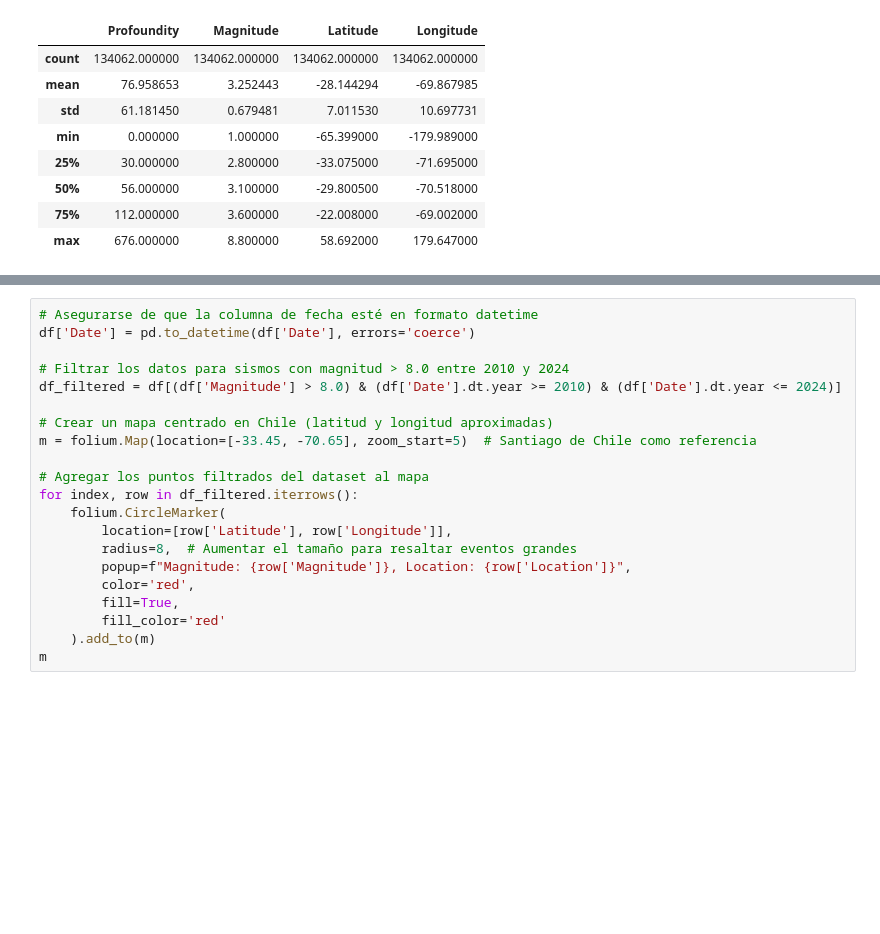
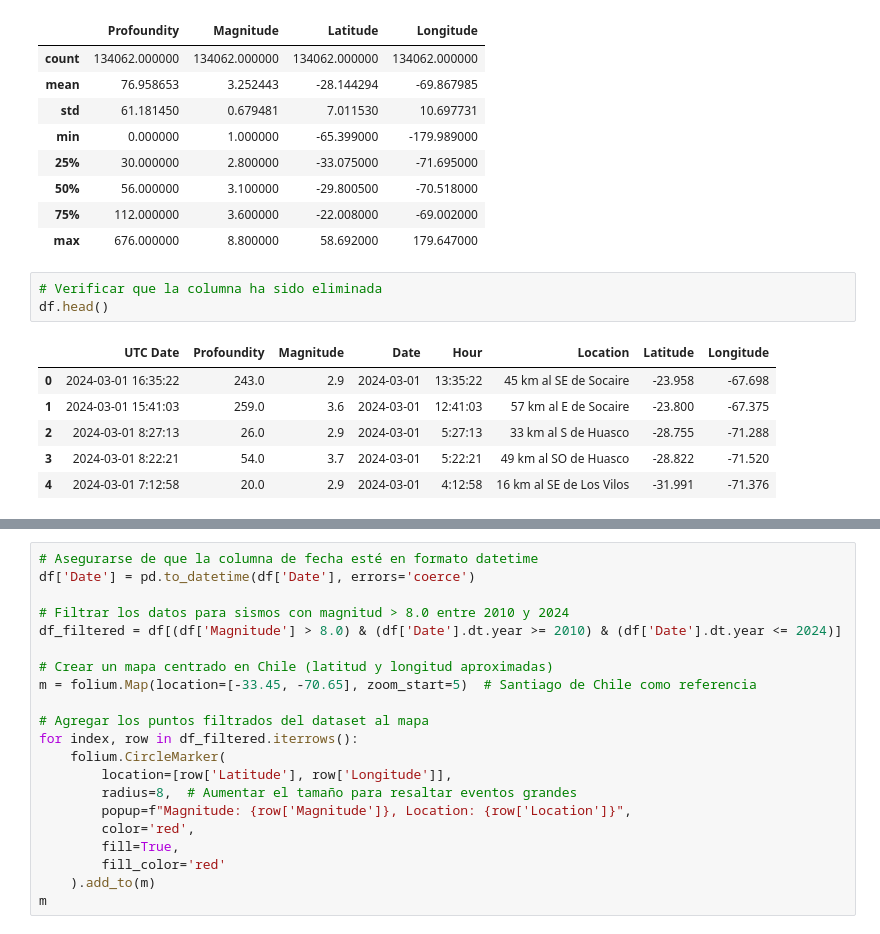
Before and after one commit to leandruko/sismos-Chile, a Jupyter notebook: analisis_sismos.ipynb, the cells around one changed output, grey strips where cells are left out. Cells and saved outputs as stored; diff of their text form; blank space fills up the shorter version.

```diff
--- a/analisis _sismos.ipynb
+++ b/analisis_sismos.ipynb
@@ -269,3 +334,13 @@ df.describe()
 | 50% | 56.000000 | 3.100000 | -29.800500 | -70.518000 |
 | 75% | 112.000000 | 3.600000 | -22.008000 | -69.002000 |
 | max | 676.000000 | 8.800000 | 58.692000 | 179.647000 |
+# %%
+# Verificar que la columna ha sido eliminada
+df.head()
+# %% [output]
+|  | UTC Date | Profoundity | Magnitude | Date | Hour | Location | Latitude | Longitude |
+| 0 | 2024-03-01 16:35:22 | 243.0 | 2.9 | 2024-03-01 | 13:35:22 | 45 km al SE de Socaire | -23.958 | -67.698 |
+| 1 | 2024-03-01 15:41:03 | 259.0 | 3.6 | 2024-03-01 | 12:41:03 | 57 km al E de Socaire | -23.800 | -67.375 |
+| 2 | 2024-03-01 8:27:13 | 26.0 | 2.9 | 2024-03-01 | 5:27:13 | 33 km al S de Huasco | -28.755 | -71.288 |
+| 3 | 2024-03-01 8:22:21 | 54.0 | 3.7 | 2024-03-01 | 5:22:21 | 49 km al SO de Huasco | -28.822 | -71.520 |
+| 4 | 2024-03-01 7:12:58 | 20.0 | 2.9 | 2024-03-01 | 4:12:58 | 16 km al SE de Los Vilos | -31.991 | -71.376 |
```
Also changed, not shown: parts of 15 cells of this notebook, 1 other file.
